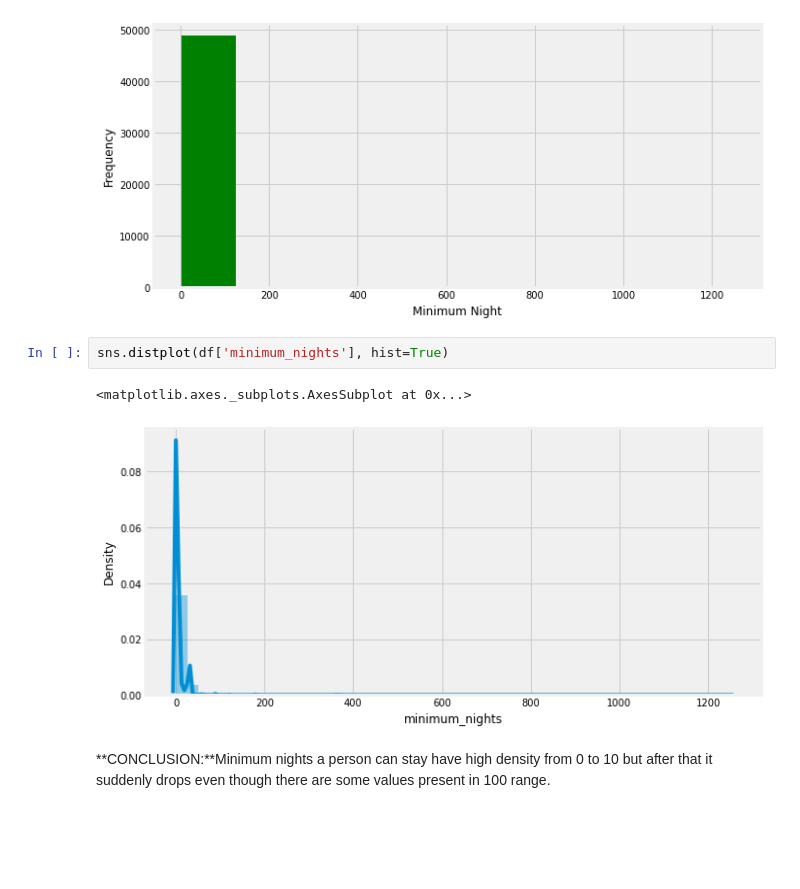
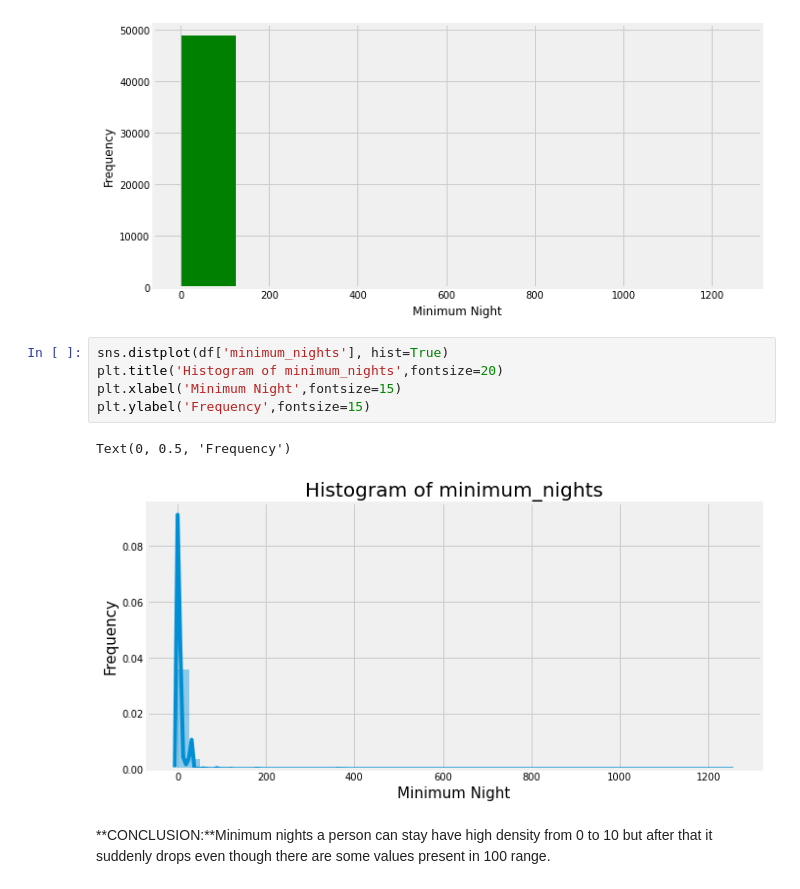
Before and after one commit to Gyanendra079/Airbnb-Bookings-Analysis, a Jupyter notebook: Airbnb_Bookings_Analysis_Capstone_Project.ipynb, the cells around one changed output. Saved outputs shown, nothing was run; the diff lists cells and outputs as text; blank space fills up the shorter version.

```diff
--- a/Airbnb_Bookings_Analysis_Capstone_Project.ipynb
+++ b/Airbnb_Bookings_Analysis_Capstone_Project.ipynb
@@ -349,11 +401,14 @@ plt.ylabel('Frequency')
 # %% [output]
 Text(0, 0.5, 'Frequency')
 [figure]
-# %%
-sns.distplot(df['minimum_nights'], hist=True)
-# %% [output]
-<matplotlib.axes._subplots.AxesSubplot at 0x...>
-[figure, removed]
+# %%
+sns.distplot(df['minimum_nights'], hist=True)
+plt.title('Histogram of minimum_nights',fontsize=20)
+plt.xlabel('Minimum Night',fontsize=15)
+plt.ylabel('Frequency',fontsize=15)
+# %% [output]
+Text(0, 0.5, 'Frequency')
+[figure, added]
 # %% [markdown]
 **CONCLUSION:**Minimum nights a person can stay have high density from 0 to 10 but after that it suddenly drops even though there are some values present in 100 range.
 # %% [markdown]
```
Also changed, not shown: parts of 20 cells of this notebook.
